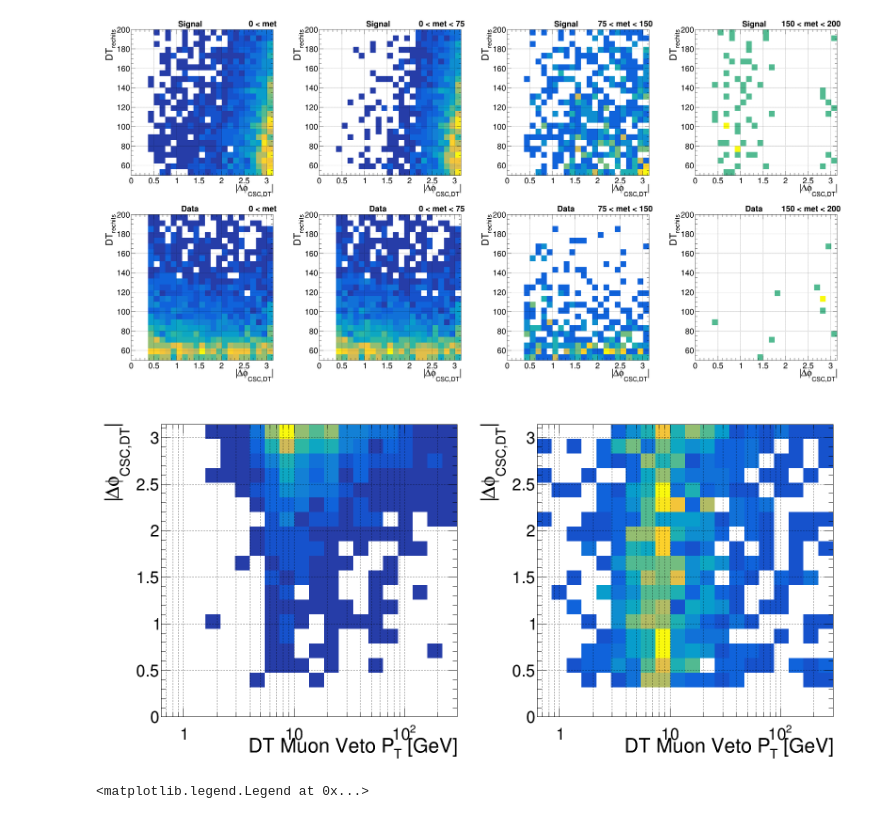
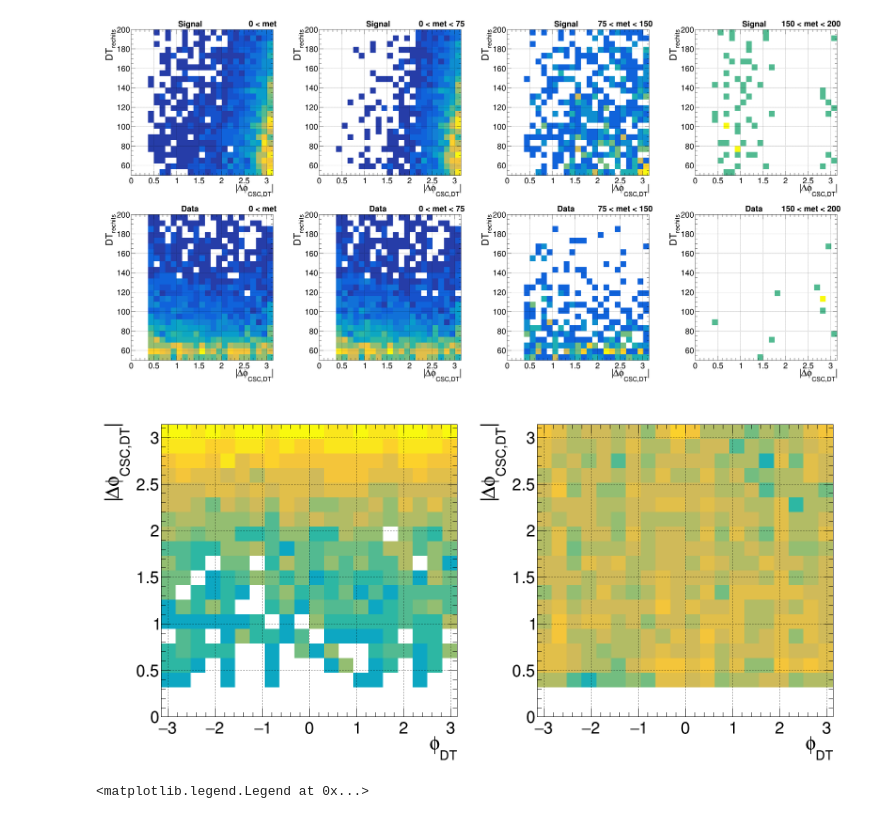
Before and after one commit to cms-lpc-llp/mds_analysis, a Jupyter notebook: notebooks/split_met.ipynb, the cells around one changed output. Drawn from its saved outputs; the diff is of its cells as text; code cells hidden in the pictures.

```diff
--- a/notebooks/split_met.ipynb
+++ b/notebooks/split_met.ipynb
@@ -176,6 +177,7 @@ xv, form ='cscTimeWeighted' , (f';cscTimeWeighted;fraction of events',50,-10,15)
 # xv, form ='dtNStation10' , (f';dtNStation10;fraction of events',6,-0.5,5.5)
 # xv, form ='dtAvgStation10' , (f';dtAvgStation10;fraction of events',28,1.5,6.5)
 # xv, form ='dtMaxStation' , (f';dtMaxStation;fraction of events',6,0.5,6.5)
+xv, form ='dtPhi' , (f';DT #phi;fraction of events',20,-PI,PI)
 
 # **** #
 
@@ -648,27 +650,27 @@ canvas.Divide(2,1)
 # logxyz = (True, False, True)
 
 # nb = 20
+# xv, yv = 'cscMuonVetoPt', 'tag_dPhi'
+# txy_label = ';CSC Muon Veto P_{T} [GeV];|#Delta#phi_{CSC,DT}|;fraction of events'
+# bins = (nb, np.logspace(-0.2, np.log10(300), nb+1), nb, np.linspace(0,PI,nb+1))
+# logxyz = (True, False, False)
+
+# nb = 20
 # xv, yv = 'dtMuonVetoPt', 'tag_dPhi'
 # txy_label = ';DT Muon Veto P_{T} [GeV];|#Delta#phi_{CSC,DT}|;fraction of events'
 # bins = (nb, np.logspace(-0.2, np.log10(300), nb+1), nb, np.linspace(0,PI,nb+1))
 # logxyz = (True, False, False)
 
-# nb = 20
-# xv, yv = 'cscMuonVetoPt', 'tag_dPhi'
-# txy_label = ';CSC Muon Veto P_{T} [GeV];|#Delta#phi_{CSC,DT}|;fraction of events'
-# bins = (nb, np.logspace(-0.2, np.log10(300), nb+1), nb, np.linspace(0,PI,nb+1))
-# logxyz = (True, False, False)
+nb = 20
+xv, yv = 'cscJetVetoPt', 'tag_dPhi'
+txy_label = ';CSC Jet Veto P_{T} [GeV];|#Delta#phi_{CSC,DT}|;fraction of events'
+bins = (nb, np.logspace(0.9, np.log10(300), nb+1), nb, np.linspace(0,PI,nb+1))
+logxyz = (True, False, False)
 
 nb = 20
 xv, yv = 'dtJetVetoPt', 'tag_dPhi'
 txy_label = ';DT Jet Veto P_{T} [GeV];|#Delta#phi_{CSC,DT}|;fraction of events'
-bins = (nb, np.logspace(-0.2, np.log10(300), nb+1), nb, np.linspace(0,PI,nb+1))
-logxyz = (True, False, False)
-
-nb = 20
-xv, yv = 'cscJetVetoPt', 'tag_dPhi'
-txy_label = ';CSC Jet Veto P_{T} [GeV];|#Delta#phi_{CSC,DT}|;fraction of events'
-bins = (nb, np.logspace(-0.2, np.log10(300), nb+1), nb, np.linspace(0,PI,nb+1))
+bins = (nb, np.logspace(0.9, np.log10(300), nb+1), nb, np.linspace(0,PI,nb+1))
 logxyz = (True, False, False)
 
 # nb = 20
@@ -687,43 +689,44 @@ logxyz = (True, False, False)
 # xv, yv = 'cscEta', 'tag_dPhi'
 # txy_label = ';#eta_{CSC};|#Delta#phi_{CSC,DT}|;fraction of events'
 # bins = (nb, np.linspace(-2, 2, nb+1), nb, np.linspace(0,PI,nb+1))
 # logxyz = (False, False, True)
 
-# nb = 20
-# xv, yv = 'dtPhi', 'tag_dPhi'
-# txy_label = ';#phi_{CSC};|#Delta#phi_{CSC,DT}|;fraction of events'
-# bins = (nb, np.linspace(-np.pi, np.pi, nb+1), nb, np.linspace(0,PI,nb+1))
-# logxyz = (False, False, True)
+nb = 20
+xv, yv = 'dtPhi', 'tag_dPhi'
+txy_label = ';#phi_{DT};|#Delta#phi_{CSC,DT}|;fraction of events'
+bins = (nb, np.linspace(-np.pi, np.pi, nb+1), nb, np.linspace(0,PI,nb+1))
+logxyz = (False, False, True)
 
 
 # **** #
 
 h1 = rdfs['mc'].Histo2D(('Signal',txy_label,*bins),xv,yv).GetValue()
 h2 = rdfs['r3'].Histo2D(('Data',txy_label,*bins),xv,yv).GetValue()
 
 hhs = [h1,h2]
-# hmax = max([h.GetMaximum() / h.Integral() for h in hhs])
+hmin = min([h.GetMinimum() / h.Integral() for h in hhs])
+hmax = max([h.GetMaximum() / h.Integral() for h in hhs])
 for ih, hh in enumerate(hhs):
     canvas.cd(ih + 1).SetGrid()
     if logxyz[0]:
         canvas.cd(ih + 1).SetLogx()
     if logxyz[1]:
         canvas.cd(ih + 1).SetLogy()
     if logxyz[2]:
         canvas.cd(ih + 1).SetLogz()
 
-    # hh.Scale(1/hh.Integral())
-    # hh.SetMinimum(0)
-    # hh.SetMaximum(hmax*1.1)
+    hh.Scale(1/hh.Integral())
+    hh.SetMinimum(hmin*0.9)
+    hh.SetMaximum(hmax*1.1)
     hh.SetLineColor(SCL[ih])
     hh.SetLineWidth(3)
     hh.Draw('col')
 
 
 # legend.Draw()
 canvas.Draw()
 # %% [output]
-[figure, old version]
+[figure, new version]
 # %%
 import matplotlib as mpl
 import matplotlib.pyplot as plt
```
Also changed, not shown: parts of 2 cells of this notebook, 5 other files.
